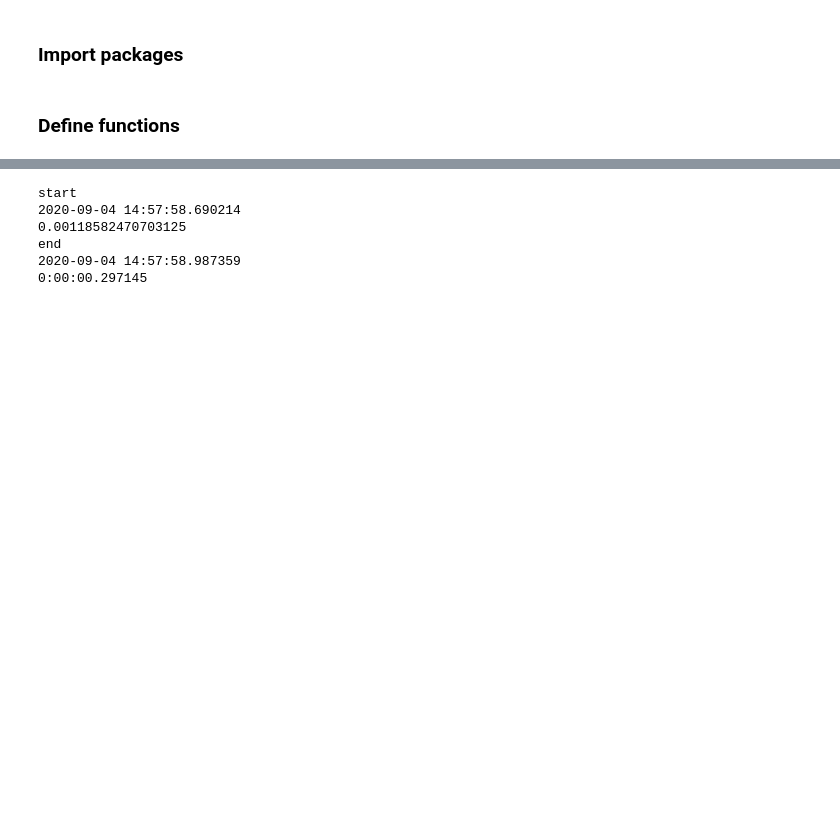
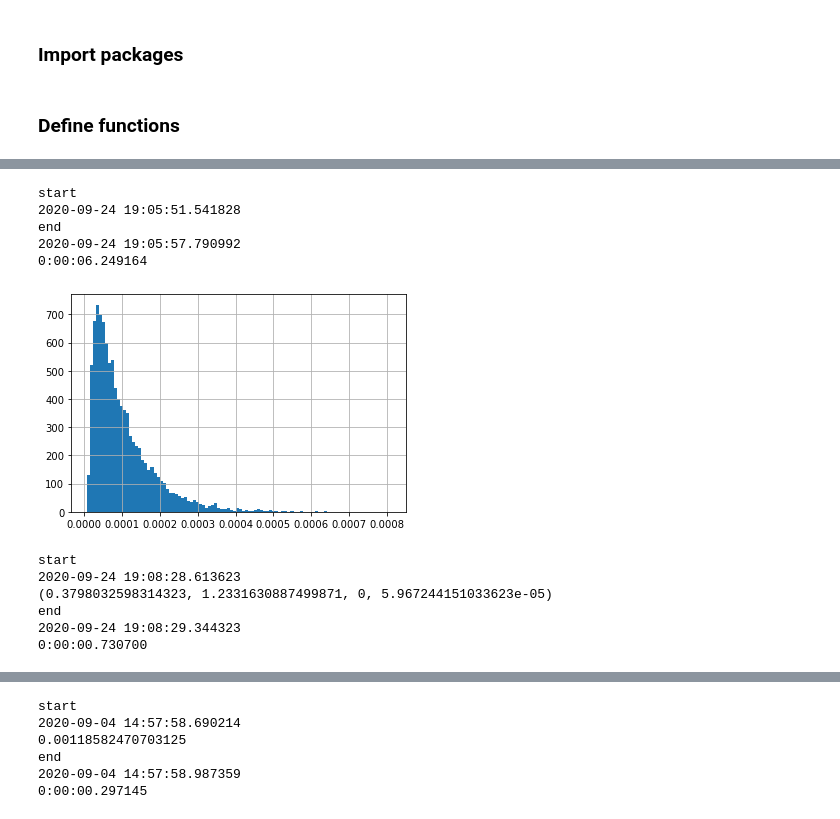
Before and after one commit to MarcosCarreira/UZStats, a Jupyter notebook: ProbabilitiesUZ.ipynb, the cells around one changed output, grey strips where cells are left out. Cells and saved outputs as stored; diff of their text form; code cells hidden in the pictures; blank space fills up the shorter version.

```diff
--- a/ProbabilitiesUZ.ipynb
+++ b/ProbabilitiesUZ.ipynb
@@ -43,7 +43,7 @@ def nprobw(ud, s0, s, α, η, σ, μ, t):
         tyzn = 0
         n = 0
         tyznn = 1
-        eps=1e-10
+        eps=1e-16
         while tyznn > eps:
             n += 1
             yn = ud * (2 * (n - 1) * bmp - (2 * n - 1) * bpm + x0)
@@ -114,12 +93,56 @@ end
+# %%
+def drawfromp(ud, s0, s, α, η, σ, μ, n=10000):
+    '''drawfromp(ud, s0, s, α, η, σ, μ, n=100) solves the equation
+    Pup(t) / Pup(1) (or Pdown(t) / Pdown(1))  = p;
+    so for a random p such that 0 <= p <= 1 we find
+    the expected time of a price change for the sign given'''
+    mprobt = partial(nprobw, ud, s0, s, α, η, σ, μ)
+    ts = []
+    rng = np.random.default_rng()
+    vals = list(rng.random(n))
+    for p in vals:
+        def groot(t):
+            return np.round(mprobt(t)/mprobt(1) - p, decimals=6)
+        sol = optimize.root_scalar(groot, bracket=[0, 1], method='brentq')
+        tp = sol.root
+        ts = ts + [tp]
+    return ts
+# %%
+print('start')
+currentDT1 = dtt.datetime.now()
+print (str(currentDT1))
+
+draws_A_Up = drawfromp(1, 100 + (0.5 - 0.5) * 0.01, 100, 0.01, 0.5, 0.01, 0)
+pd.Series(draws_A_Up).hist(bins=100)
+
+print('end')
+currentDT2 = dtt.datetime.now()
+print (str(currentDT2))
+
+print (str(currentDT2 - currentDT1))
+# %% [output]
+start
+2020-09-24 19:05:51.541828
+end
+2020-09-24 19:05:57.790992
+0:00:06.249164
+[figure, added]
 # %%
-# print('start')
-# currentDT1 = dtt.datetime.now()
-# print (str(currentDT1))
+print('start')
+currentDT1 = dtt.datetime.now()
+print (str(currentDT1))
 
-# print(nprob(1, 100, 100, 0.001, 0.25, 0.01, 0, nmaxdf, 1))
+print(st.geninvgauss.fit(draws_A_Up, floc=0))
 
-# print('end')
-# currentDT2 = dtt.datetime.now()
-# print (str(currentDT2))
+print('end')
+currentDT2 = dtt.datetime.now()
+print (str(currentDT2))
 
-# print (str(currentDT2 - currentDT1))
+print (str(currentDT2 - currentDT1))
+# %% [output]
+start
+2020-09-24 19:08:28.613623
+(0.3798032598314323, 1.2331630887499871, 0, 5.967244151033623e-05)
+end
+2020-09-24 19:08:29.344323
+0:00:00.730700
```
Also changed, not shown: parts of 48 cells of this notebook, 11 other files.
